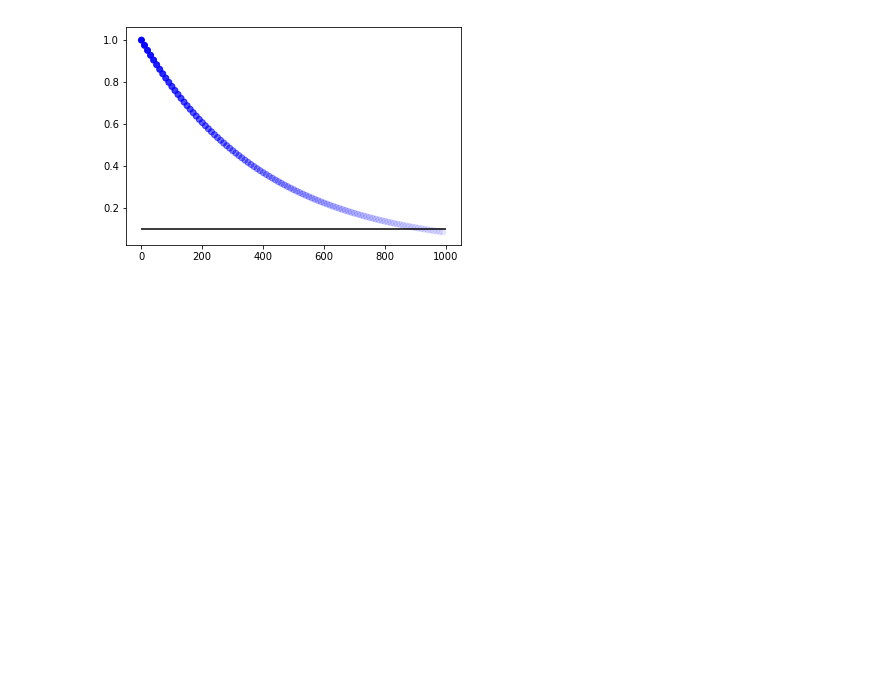
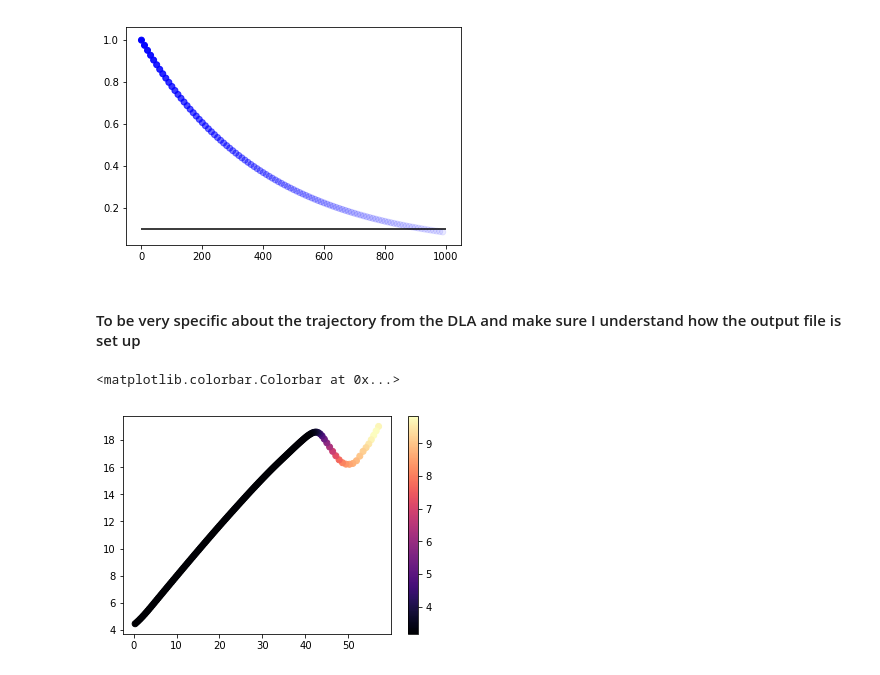
Before and after one commit to vbalderdash/varout_data, a Jupyter notebook: readout.ipynb, the cells around one changed output. Cells and saved outputs as stored; diff of their text form; code cells hidden in the pictures; blank space fills up the shorter version.

Commit message:
Added DLA trajectory readings

```diff
--- a/readout.ipynb
+++ b/readout.ipynb
@@ -301,3 +405,17 @@ plt.hlines(0.1,0,1000)
 # %% [output]
 <matplotlib.collections.LineCollection at 0x...>
 [figure]
+# %% [markdown]
+#### To be very specific about the trajectory from the DLA and make sure I understand how the output file is set up
+# %%
+zt,yt,xt = 35,91,141 # total number of dimensions in each
+xl,yl,zl = 57.,19.,9.7 # desired location (km) wrt radar origin
+zg = (zl-0.2)/0.5 # location wrt traj subset grid
+yg = (yl-5.0)/0.5
+xg = (xl-15.)/0.5
+gridloc = zg*yt*xt + yg*xt + xg # where it sits in the array
+plt.scatter(tx.loc[gridloc],ty.loc[gridloc],c=tz.loc[gridloc],cmap='magma')
+plt.colorbar()
+# %% [output]
+<matplotlib.colorbar.Colorbar at 0x...>
+[figure, added]
```
Also changed, not shown: parts of 7 cells of this notebook.
